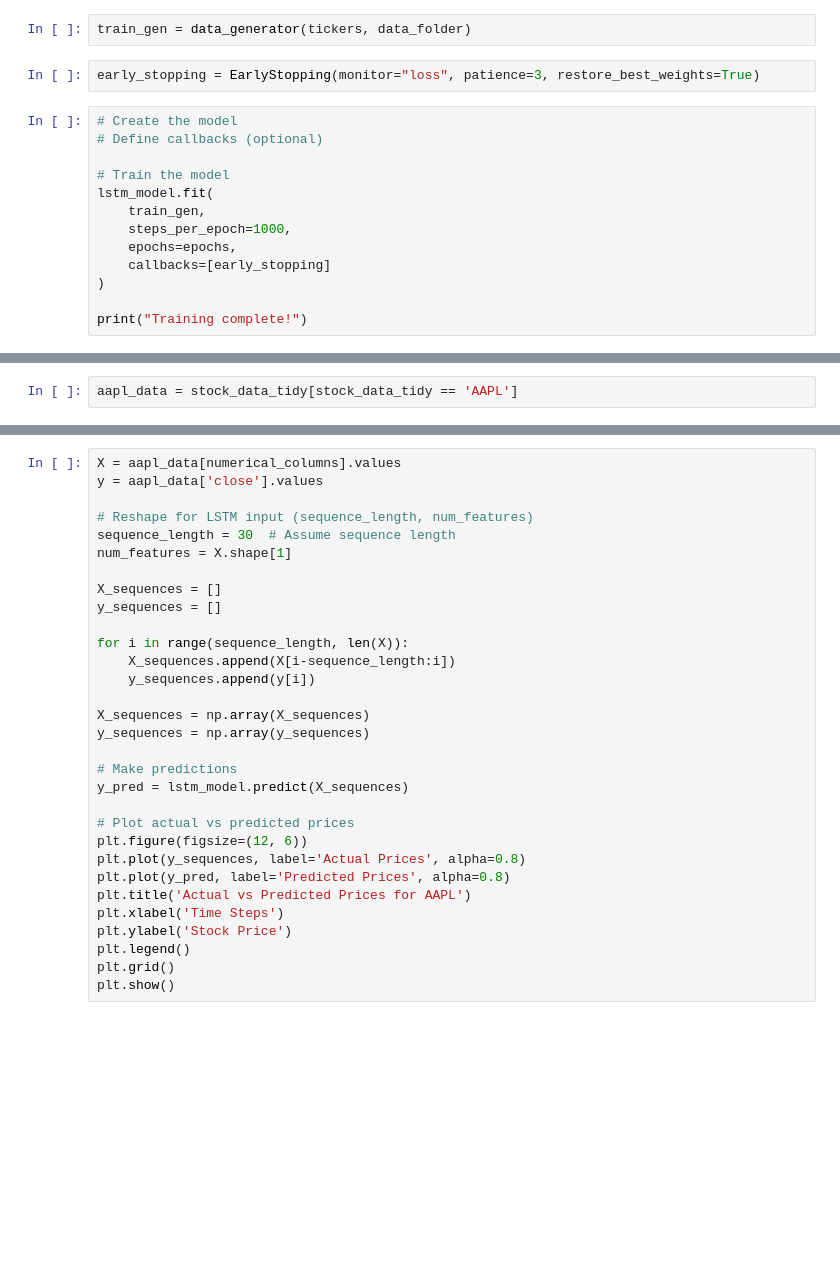
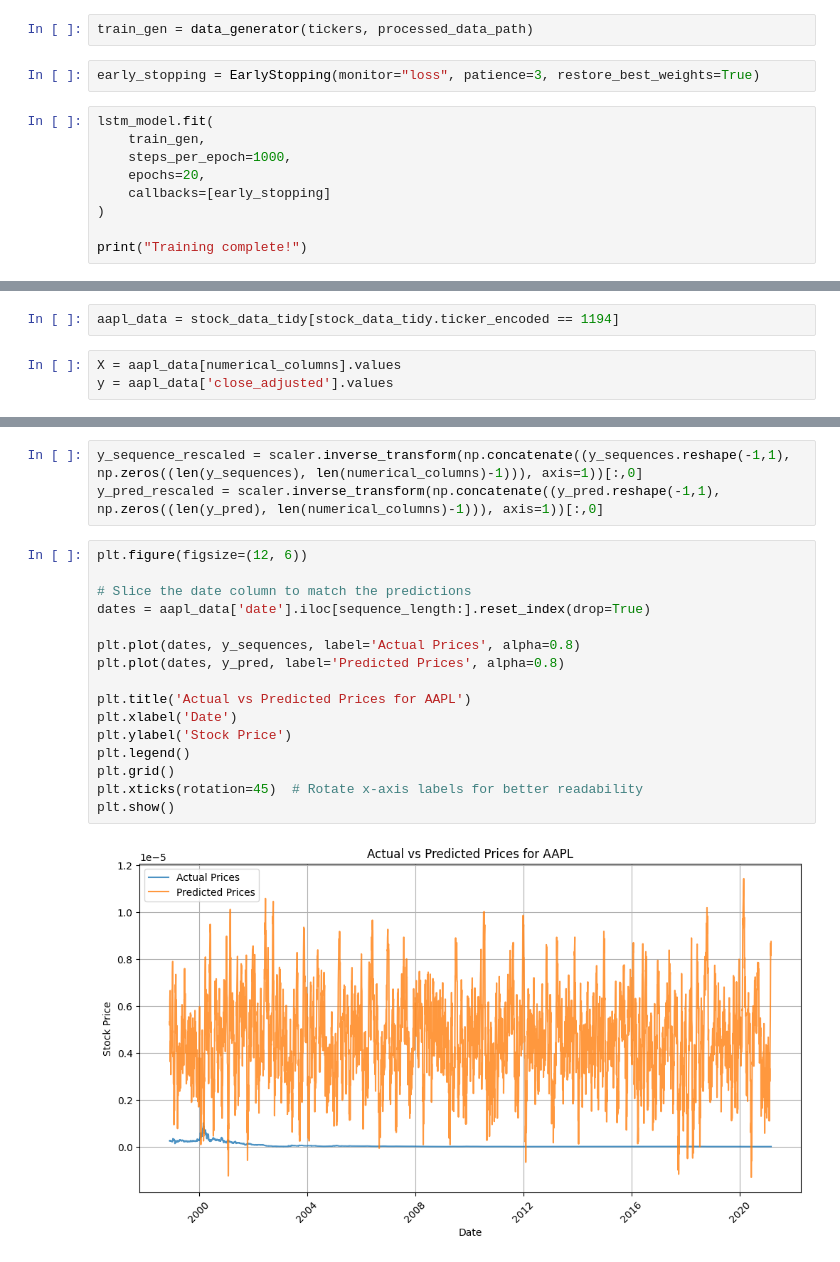
Before and after one commit to thunder913/Deep-Learning, a Jupyter notebook: stocks_deep_learning.ipynb, the cells around one changed output, grey strips where cells are left out. Drawn from its saved outputs; the diff is of its cells as text; blank space fills up the shorter version.

Commit message:
Create workable model with bad prediction

```diff
--- a/stocks_deep_learning.ipynb
+++ b/stocks_deep_learning.ipynb
@@ -532,16 +393,12 @@ def data_generator(tickers, data_folder):
 # %%
-train_gen = data_generator(tickers, data_folder)
+train_gen = data_generator(tickers, processed_data_path)
 # %%
 early_stopping = EarlyStopping(monitor="loss", patience=3, restore_best_weights=True)
 # %%
-# Create the model
-# Define callbacks (optional)
-
-# Train the model
 lstm_model.fit(
     train_gen,
     steps_per_epoch=1000,
-    epochs=epochs,
+    epochs=20,
     callbacks=[early_stopping]
 )
 
@@ -567,2 +426,5 @@ Training complete!
 # %%
-aapl_data = stock_data_tidy[stock_data_tidy == 'AAPL']
+aapl_data = stock_data_tidy[stock_data_tidy.ticker_encoded == 1194]
+# %%
+X = aapl_data[numerical_columns].values
+y = aapl_data['close_adjusted'].values
@@ -569,31 +448,21 @@ aapl_data = stock_data_tidy[stock_data_tidy == 'AAPL']
+# %%
+y_sequence_rescaled = scaler.inverse_transform(np.concatenate((y_sequences.reshape(-1,1), np.zeros((len(y_sequences), len(numerical_columns)-1))), axis=1))[:,0]
+y_pred_rescaled = scaler.inverse_transform(np.concatenate((y_pred.reshape(-1,1), np.zeros((len(y_pred), len(numerical_columns)-1))), axis=1))[:,0]
 # %%
-X = aapl_data[numerical_columns].values
-y = aapl_data['close'].values
+plt.figure(figsize=(12, 6))
 
-# Reshape for LSTM input (sequence_length, num_features)
-sequence_length = 30  # Assume sequence length
-num_features = X.shape[1]
+# Slice the date column to match the predictions
+dates = aapl_data['date'].iloc[sequence_length:].reset_index(drop=True)
 
-X_sequences = []
-y_sequences = []
+plt.plot(dates, y_sequences, label='Actual Prices', alpha=0.8)
+plt.plot(dates, y_pred, label='Predicted Prices', alpha=0.8)
 
-for i in range(sequence_length, len(X)):
-    X_sequences.append(X[i-sequence_length:i])
-    y_sequences.append(y[i])
-
-X_sequences = np.array(X_sequences)
-y_sequences = np.array(y_sequences)
-
-# Make predictions
-y_pred = lstm_model.predict(X_sequences)
-
-# Plot actual vs predicted prices
-plt.figure(figsize=(12, 6))
-plt.plot(y_sequences, label='Actual Prices', alpha=0.8)
-plt.plot(y_pred, label='Predicted Prices', alpha=0.8)
 plt.title('Actual vs Predicted Prices for AAPL')
-plt.xlabel('Time Steps')
+plt.xlabel('Date')
 plt.ylabel('Stock Price')
 plt.legend()
 plt.grid()
+plt.xticks(rotation=45)  # Rotate x-axis labels for better readability
 plt.show()
+# %% [output]
+[figure, added]
```
Also changed, not shown: parts of 27 cells of this notebook.
